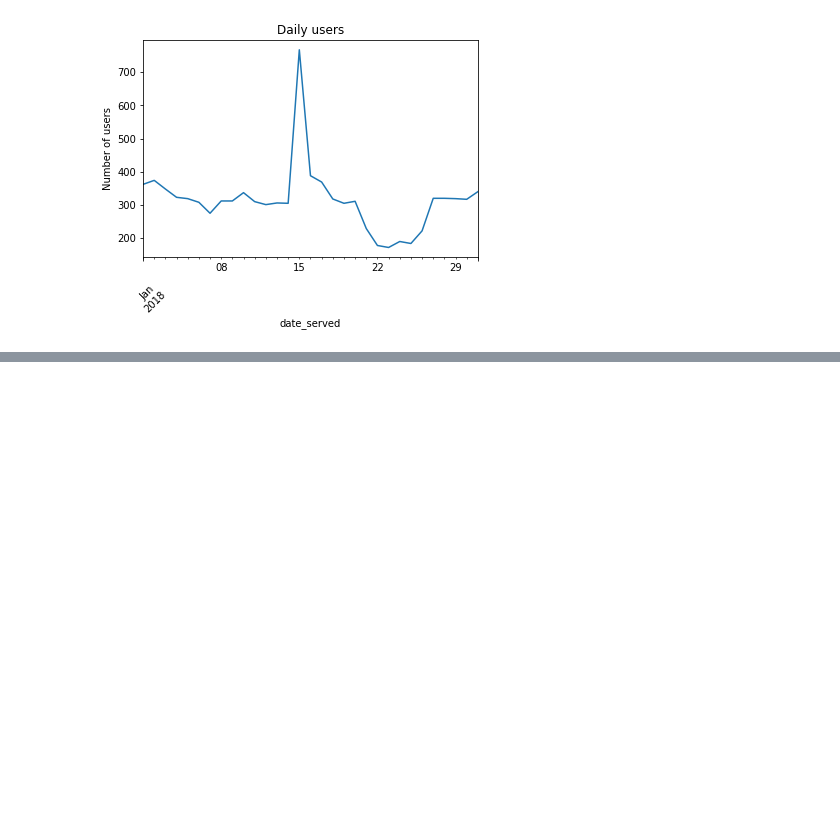
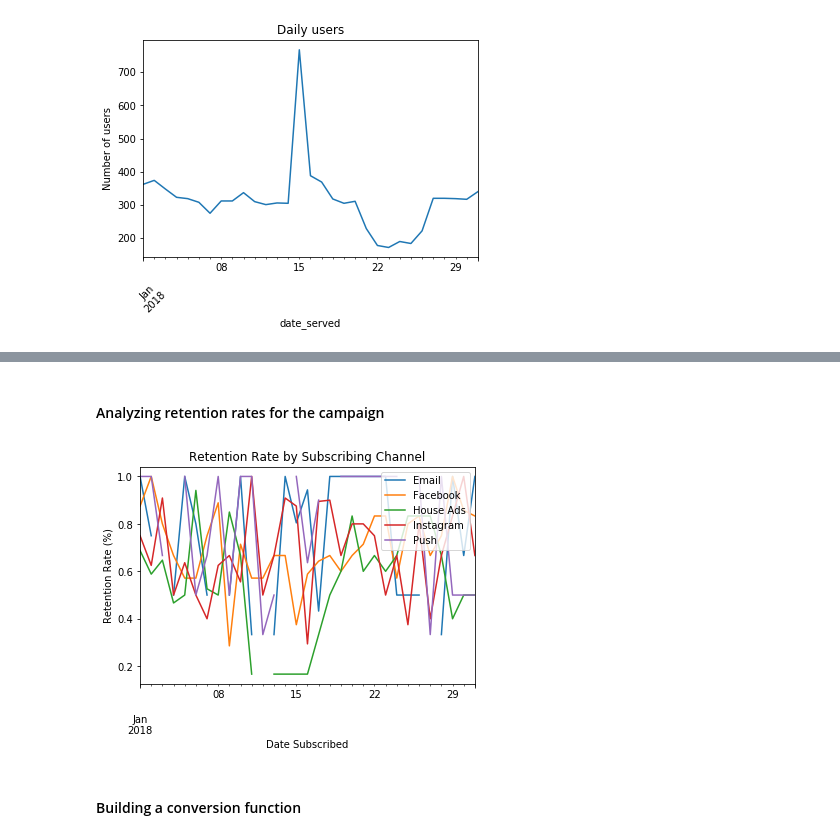
Before and after one commit to elguneminov/data_science_projects_I, a Jupyter notebook: Analyzing Marketing Campaigns with Pandas/Analyzing Marketing Campaigns with pandas - notebook.ipynb, the cells around one changed output, grey strips where cells are left out. Cells and saved outputs as stored; diff of their text form; code cells hidden in the pictures; blank space fills up the shorter version.

```diff
--- a/Analyzing Marketing Campaigns with Pandas/Analyzing Marketing Campaigns with pandas - notebook.ipynb
+++ b/Analyzing Marketing Campaigns with Pandas/Analyzing Marketing Campaigns with pandas - notebook.ipynb
@@ -157,0 +348,14 @@ plt.show()
+# %%
+# Count the subs by subscribing channel and date subscribed
+retention_total = marketing.groupby(['date_subscribed', 'subscribing_channel'])['user_id'].nunique()
+
+# Print results
+print(retention_total.head())
+
+# Count the retained subs by subscribing channel and date subscribed
+retention_subs = marketing[marketing['is_retained'] == True].groupby(['date_subscribed',
+                                     'subscribing_channel'])\
+                                    ['user_id'].nunique()
+
+# Print results
+print(retention_subs.head())
@@ -157,0 +377,21 @@ plt.show()
+# %% [markdown]
+#### Analyzing retention rates for the campaign
+# %%
+# Divide retained subscribers by total subscribers
+retention_rate = retention_subs/retention_total
+retention_rate_df = pd.DataFrame(retention_rate.unstack(level=1))
+
+# Plot retention rate
+retention_rate_df.plot()
+
+# Add a title, x-label, y-label, legend and display the plot
+plt.title('Retention Rate by Subscribing Channel')
+plt.xlabel('Date Subscribed')
+plt.ylabel('Retention Rate (%)')
+plt.legend(loc = 'upper right',
+           labels = retention_rate_df.columns.values)
+plt.show()
+# %% [output]
+[figure, added]
+# %% [markdown]
+#### Building a conversion function
```
Also changed, not shown: parts of 61 cells of this notebook.
